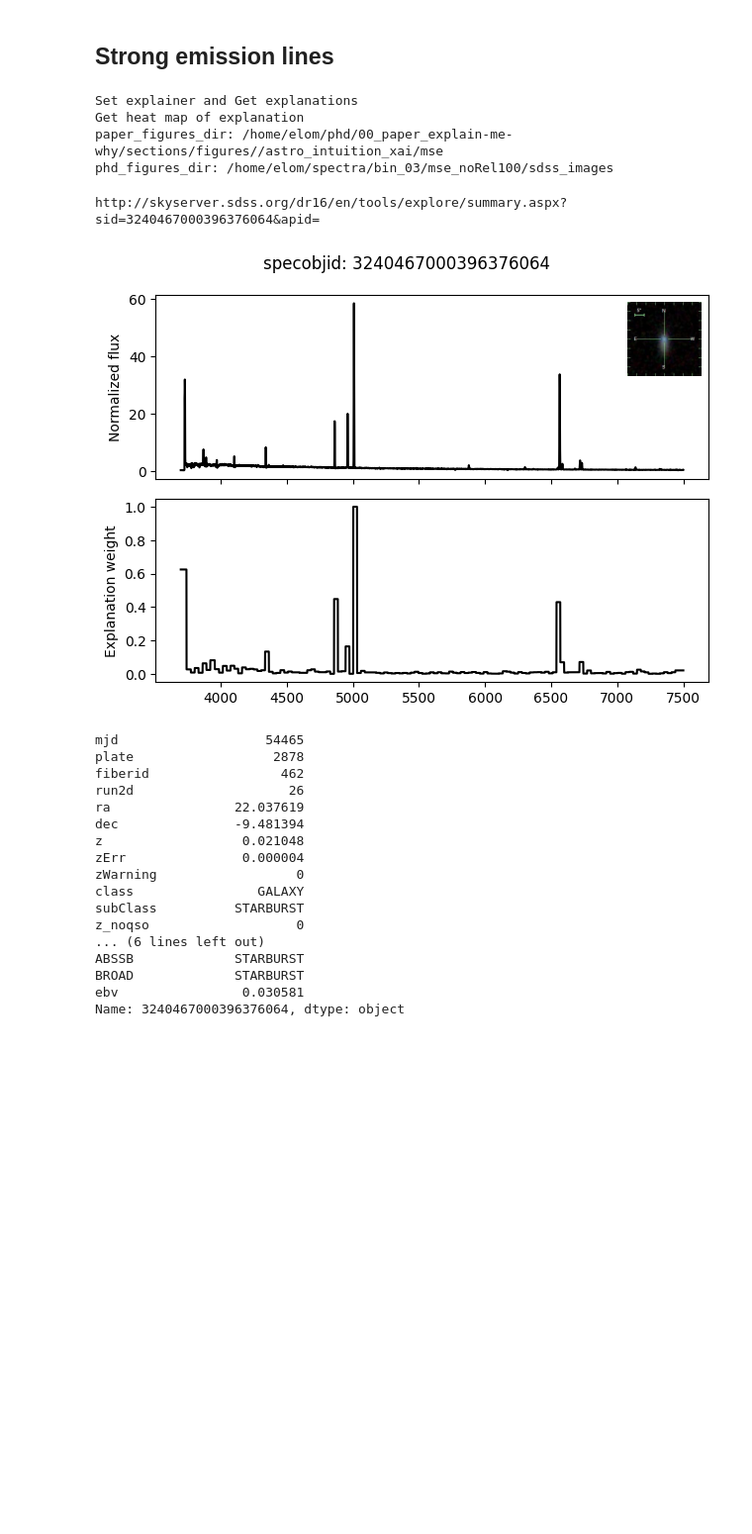
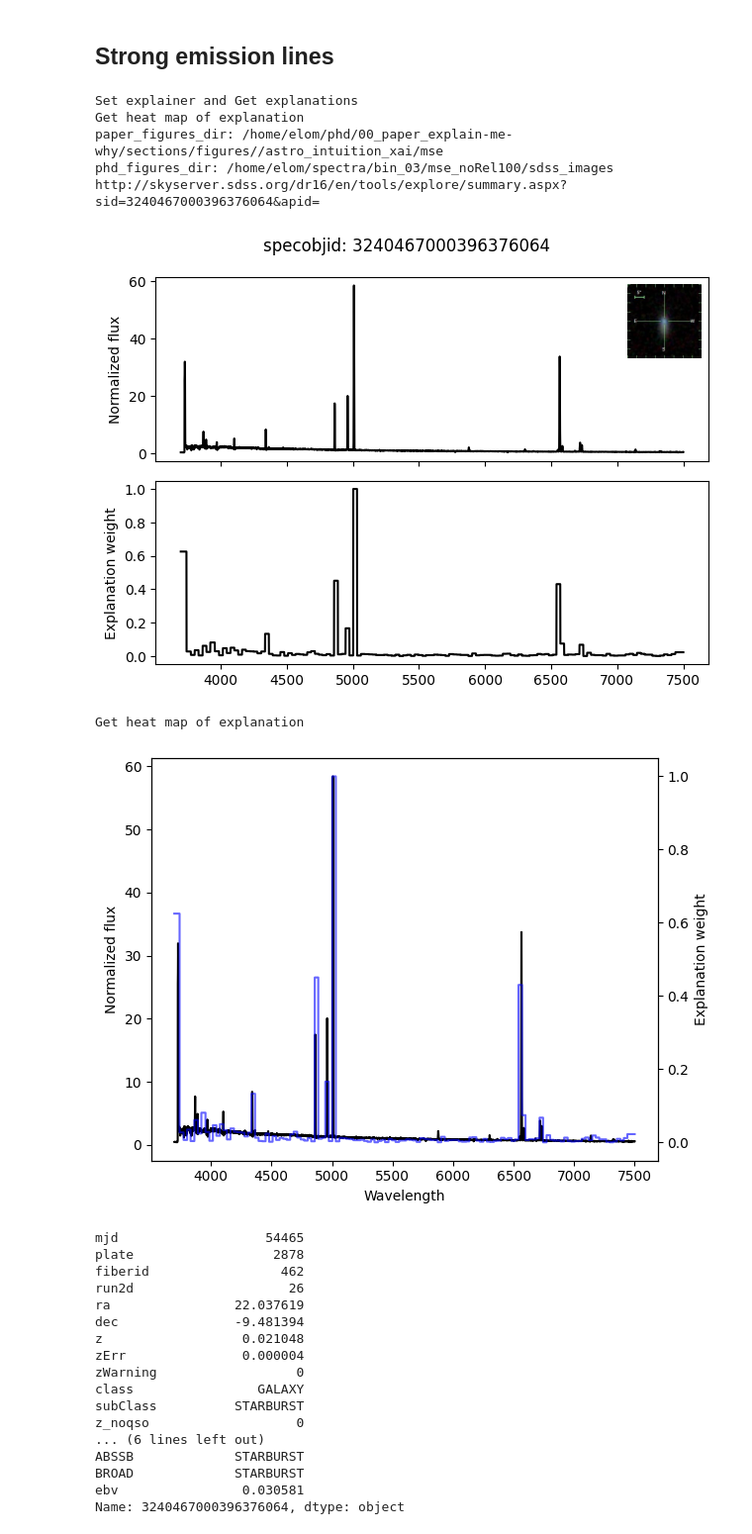
Before and after one commit to ed-ortizm/xai-astronomy, a Jupyter notebook: paper/results/02_explanations_representative_anomalies.ipynb, the cells around one changed output. Shown at 99% size. Saved outputs shown, nothing was run; the diff lists cells and outputs as text; code cells hidden in the pictures; blank space fills up the shorter version.

Commit message:
feature: succesfully test a single plot with explanation weights and spec in same figure using a height factor

```diff
--- a/paper/results/02_explanations_representative_anomalies.ipynb
+++ b/paper/results/02_explanations_representative_anomalies.ipynb
@@ -194,22 +194,78 @@ axins.imshow(img)
 axins.axis('off')  # Hide axis around the image
 fig.tight_layout()
 
-explanation_str = explanation_name(lime_config, fudge_config)
+# explanation_str = explanation_name(lime_config, fudge_config)
 
-fig.savefig(
-    f"{save_for_paper_to}/{specobjid}_{anomaly_from_score}_{explanation_str}.pdf"
-)
-fig.savefig(
-    f"{save_for_phd_to}/{specobjid}_{anomaly_from_score}_{explanation_str}.pdf"
-)
+# fig.savefig(
+#     f"{save_for_paper_to}/{specobjid}_{anomaly_from_score}_{explanation_str}.pdf"
+# )
+# fig.savefig(
+#     f"{save_for_phd_to}/{specobjid}_{anomaly_from_score}_{explanation_str}.pdf"
+# )
 print(meta.get_sky_server_url(specobjid))
 # %% [output]
 Set explainer and Get explanations
 Get heat map of explanation
 paper_figures_dir: /home/elom/phd/00_paper_explain-me-why/sections/figures//astro_intuition_xai/mse
 phd_figures_dir: /home/elom/spectra/bin_03/mse_noRel100/sdss_images
+http://skyserver.sdss.org/dr16/en/tools/explore/summary.aspx?sid=3240467000396376064&apid=
-http://skyserver.sdss.org/dr16/en/tools/explore/summary.aspx?sid=3240467000396376064&apid=
 [figure]
+# %%
+from astroExplain.spectra.explanation import TellMeWhy
+def interpret_dual_axis(
+    wave: np.array,
+    explanation,
+    figsize: tuple = (10, 5),
+) -> tuple:
+    """
+    Visualize interpretability of anomaly scores using a dual y-axis plot.
+
+    INPUT
+    wave: wavelength grid
+    explanation: output of LimeSpectraExplainer
+    positive: number of segments to highlight in red in explanation
+    negative: number of segments to highlight in blue in explanation
+
+    OUTPUT
+    fig, (spec_ax, weight_ax): spec_ax is the flux axis, weight_ax is the explanation axis
+    """
+    why = TellMeWhy(wave=wave, explanation=explanation)
+
+    fig, spec_ax = plt.subplots(figsize=figsize)
+
+    weights_explanation = why.get_heatmap()
+
+    # Plot on left y-axis: normalized flux
+    spec_ax.plot(why.wave, why.galaxy, c="black", label="Flux")
+    spec_ax.set_ylabel("Normalized flux", color="black")
+    spec_ax.tick_params(axis="y", labelcolor="black")
+
+    # Create right y-axis
+    weight_ax = spec_ax.twinx()
+    max_weight = np.nanmax(np.abs(weights_explanation))
+    # weight_ax.plot(
+    #     why.wave, np.abs(weights_explanation) / max_weight,
+    #     color="blue", label="Explanation Weight",
+    #     linewidth=1, alpha=0.5, linestyle="--"
+    # )
+    # weight_ax.step(why.wave, np.abs(weights_explanation) / max_weight,
+            # color="blue", alpha=0.6, where='mid')
+    weight_ax.bar(why.wave, np.abs(weights_explanation) / max_weight,
+        width=wave[1]-wave[0], color="blue", alpha=0.3)
+
+    weight_ax.set_ylabel("Explanation weight", color="black")
+    weight_ax.tick_params(axis="y", labelcolor="black")
+
+    # Set common x label and title
+    spec_ax.set_xlabel("Wavelength")
+
+    fig.tight_layout()
+    return fig, (spec_ax, weight_ax)
+
+fig, axs = interpret_dual_axis(wave, explanation=explanation, figsize=None)
+# %% [output]
+Get heat map of explanation
+[figure, added]
 # %%
 strong_emission_lines = {
     'specobjid': 3240467000396376064,
```
Also changed, not shown: 1 other file.
